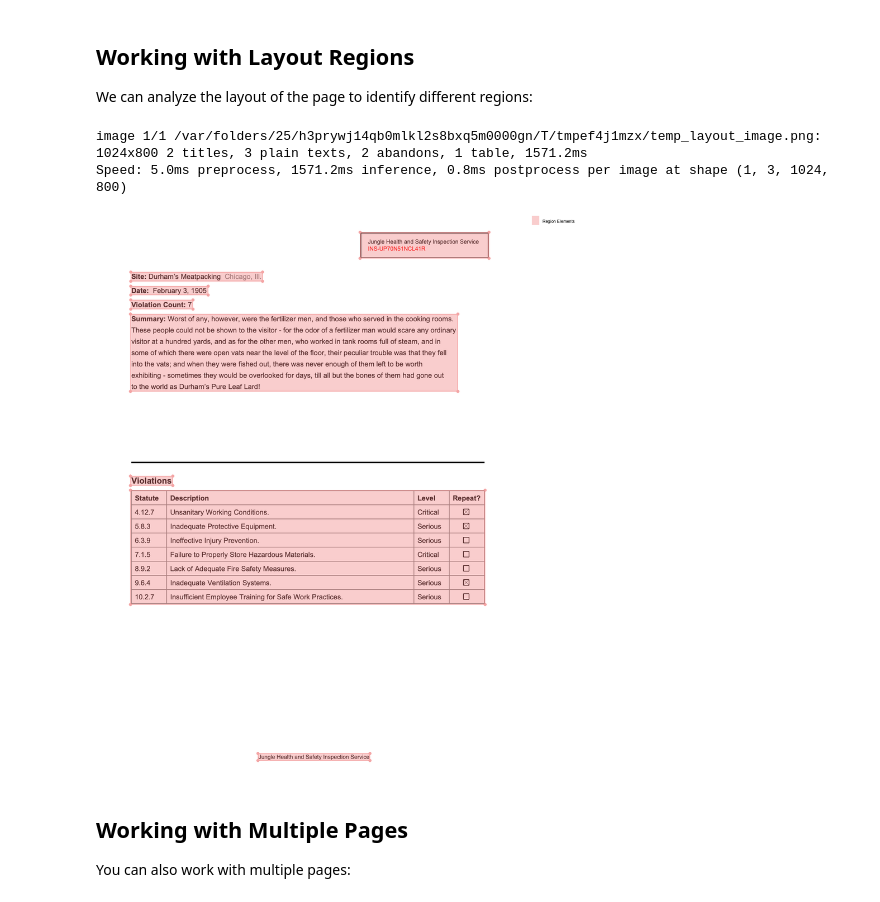
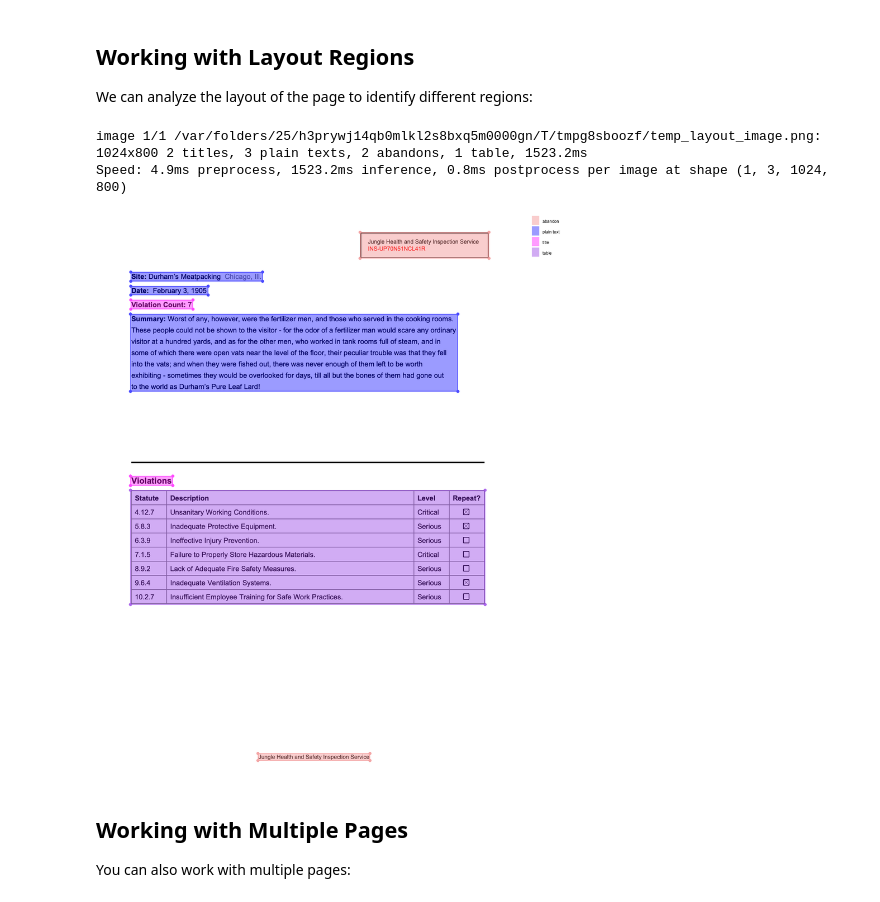
Before and after one commit to jsoma/natural-pdf, a Jupyter notebook: docs/tutorials/01-loading-and-extraction.ipynb, the cells around one changed output. Cells and saved outputs as stored; diff of their text form; code cells hidden in the pictures.

```diff
--- a/docs/tutorials/01-loading-and-extraction.ipynb
+++ b/docs/tutorials/01-loading-and-extraction.ipynb
@@ -15,7 +17,7 @@ from natural_pdf import PDF
 import os
 
 # Load a PDF file
-pdf = PDF("pdfs/01-practice.pdf")
+pdf = PDF("https://github.com/jsoma/natural-pdf/raw/refs/heads/main/pdfs/01-practice.pdf")
 
 # Basic info about the document
 {
@@ -64,17 +71,17 @@ We can analyze the layout of the page to identify different regions:
 # %%
 # Analyze the page layout
 page.analyze_layout(engine='yolo')
 
 # Find and highlight all detected regions
 page.clear_highlights()
-page.find_all('region').highlight()
+page.find_all('region').highlight(group_by='type')
 
 # Display the page to see the regions
 page.to_image(width=900)
 # %% [output]
-image 1/1 /var/folders/25/h3prywj14qb0mlkl2s8bxq5m0000gn/T/tmpef4j1mzx/temp_layout_image.png: 1024x800 2 titles, 3 plain texts, 2 abandons, 1 table, 1571.2ms
-Speed: 5.0ms preprocess, 1571.2ms inference, 0.8ms postprocess per image at shape (1, 3, 1024, 800)
+image 1/1 /var/folders/25/h3prywj14qb0mlkl2s8bxq5m0000gn/T/tmpg8sboozf/temp_layout_image.png: 1024x800 2 titles, 3 plain texts, 2 abandons, 1 table, 1523.2ms
+Speed: 4.9ms preprocess, 1523.2ms inference, 0.8ms postprocess per image at shape (1, 3, 1024, 800)
-[figure, old version]
+[figure, new version]
 # %% [markdown]
 ## Working with Multiple Pages
 
```
Also changed, not shown: parts of 5 cells of this notebook, 30 other files.
